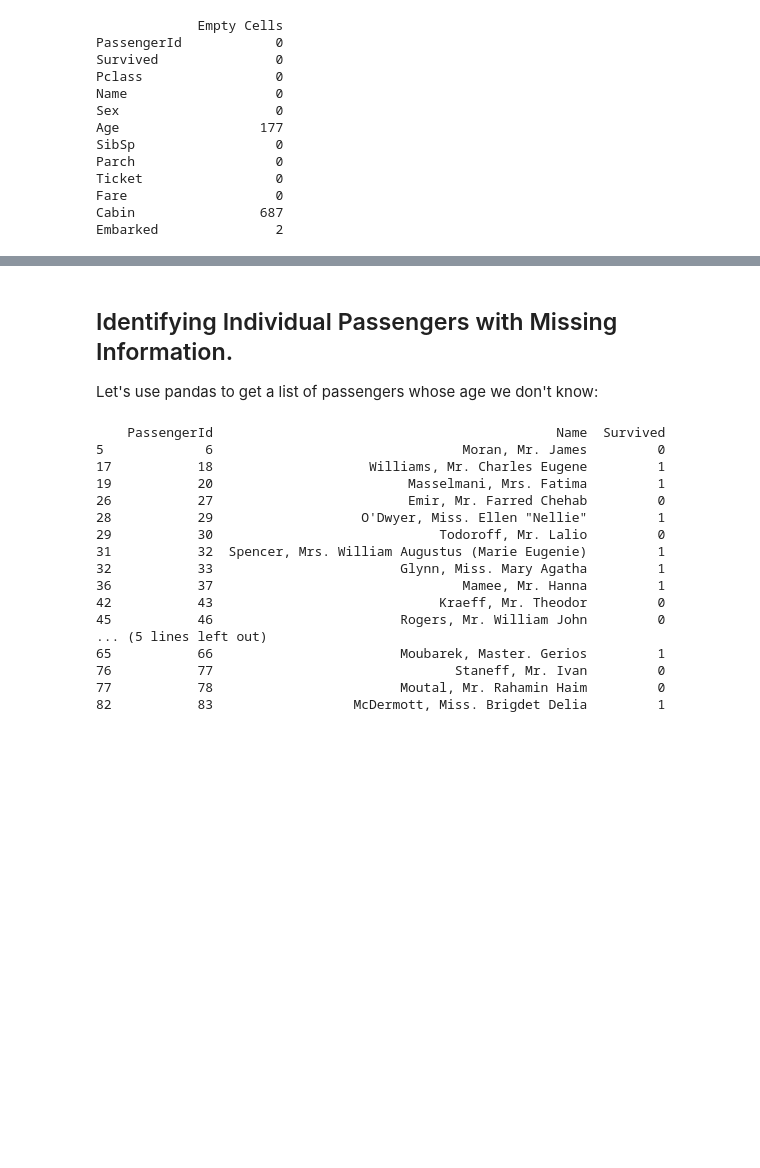
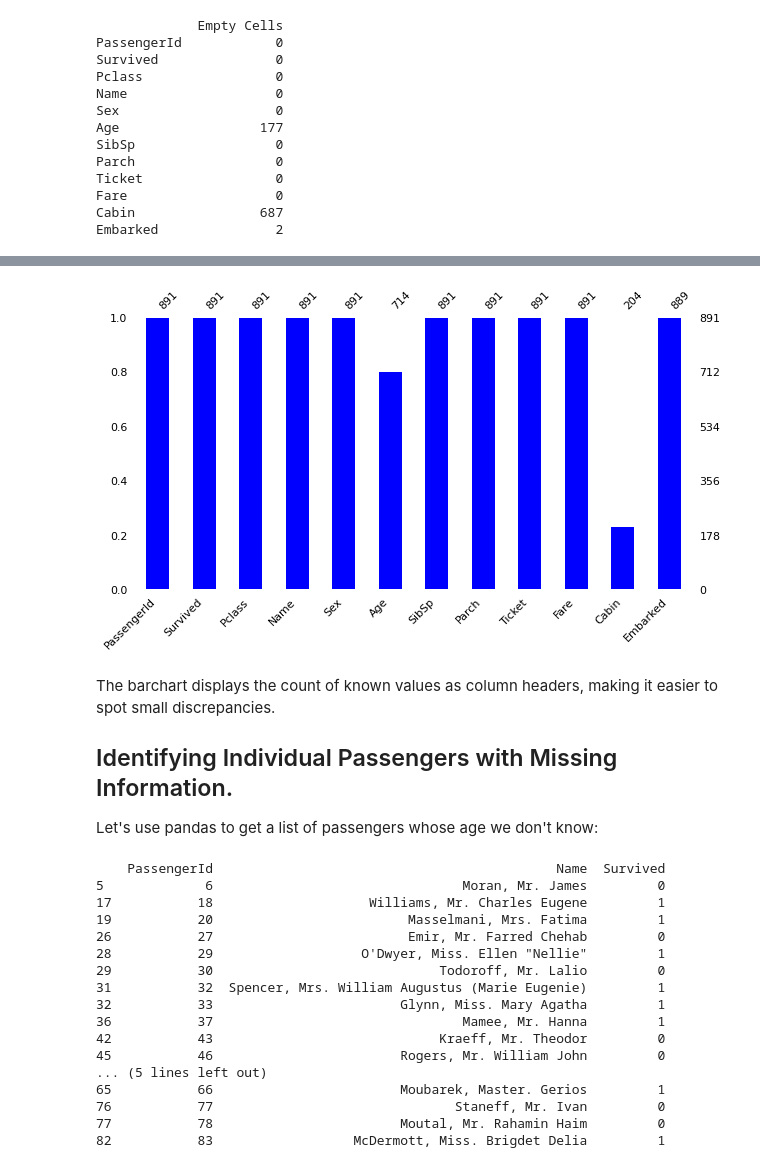
Before and after one commit to MicrosoftDocs/mslearn-introduction-to-machine-learning, a Jupyter notebook: 0c - unit 03.ipynb, the cells around one changed output, grey strips where cells are left out. Cells and saved outputs as stored; diff of their text form; code cells hidden in the pictures; blank space fills up the shorter version.

```diff
--- a/0c - unit 03.ipynb
+++ b/0c - unit 03.ipynb
@@ -80,4 +97,12 @@ We are also missing the cabin information for a whopping 687 people.
+# %%
+# Plot a barchart with blue bars, set chart and font size
+msno.bar(dataset, color="blue", figsize=(10,5), fontsize=11);
+# %% [output]
+[figure, added]
 # %% [markdown]
+
+The barchart displays the count of known values as column headers, making it easier to spot small discrepancies.
+
 ## Identifying Individual Passengers with Missing Information.
 
 Let's use pandas to get a list of passengers whose age we don't know:
```
Also changed, not shown: parts of 9 cells of this notebook.
